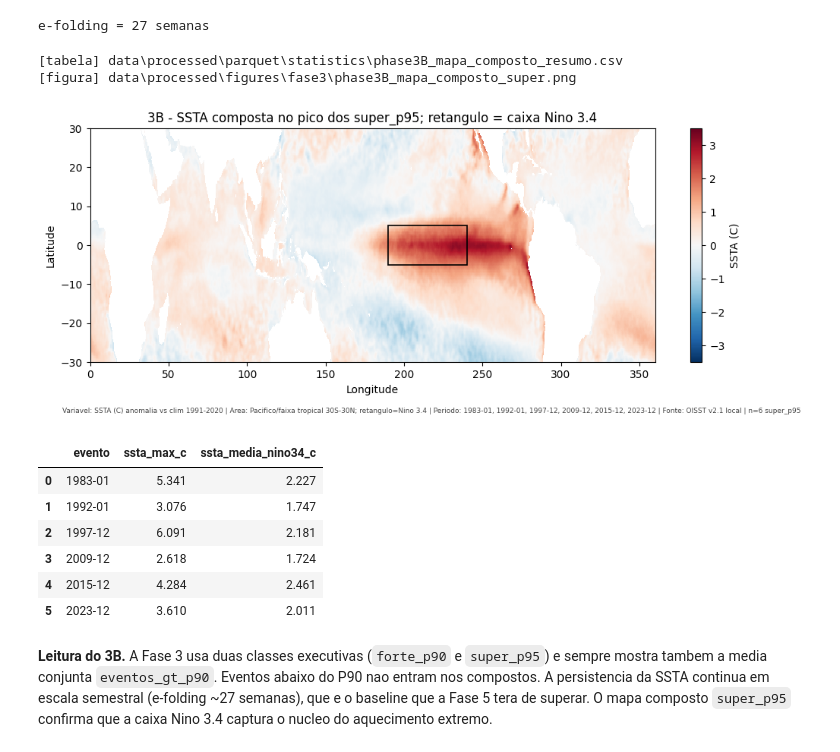
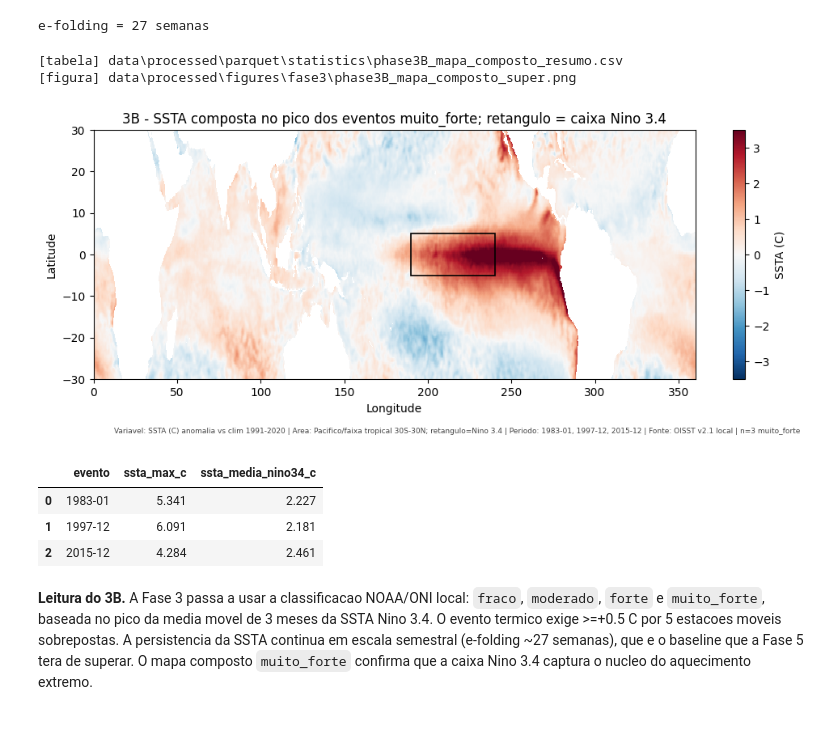
Before and after one commit to thiago-vilar/Nino26, a Jupyter notebook: notebooks/fase3/3B_alvo_eventos_ciclo_vida.ipynb, the cells around one changed output. Drawn from its saved outputs; the diff is of its cells as text; code cells hidden in the pictures; blank space fills up the shorter version.

Commit message:
Realinha Fase 3 ao criterio NOAA ONI

```diff
--- a/notebooks/fase3/3B_alvo_eventos_ciclo_vida.ipynb
+++ b/notebooks/fase3/3B_alvo_eventos_ciclo_vida.ipynb
@@ -15,18 +15,15 @@ import sys; sys.path.insert(0,'.')
 import numpy as np, pandas as pd, matplotlib.pyplot as plt, xarray as xr
 import fase3_utils as u
 weekly=pd.read_csv(u.FEAT/'phase3_indices_semanais.csv',parse_dates=['week_ending_sunday']).set_index('week_ending_sunday')
-ev_all=u.add_p90_p95_classification(u.load_events())
-ev=ev_all.query('elegivel_p90_p95').copy()
-desc=ev_all.query('not elegivel_p90_p95').copy()
-u.save_table(desc[['event_id','peak_time','peak_monthly_ssta_c','classe_p90_p95','limiar_p90_c','limiar_p95_c']], 'phase3B_eventos_descartados_abaixo_p90.csv', index=False)
+ev=u.events_noaa().copy()
 ssta=weekly['nino34_ssta']
 rows=[]
 for _,e in ev.iterrows():
     don=(e.peak_time-e.event_start).days/30.44; doff=(e.event_end-e.peak_time).days/30.44
     s0,sp,s1=ssta.asof(e.event_start),ssta.asof(e.peak_time),ssta.asof(e.event_end)
-    rows.append({'event_id':e.event_id,'classe':e.classe_p90_p95,'pico_c':round(e.peak_monthly_ssta_c,3),'duracao_meses':e.duration_months,
+    rows.append({'event_id':e.event_id,'classe':e.classe_noaa,'oni_pico_c':round(e.peak_oni_local_c if 'peak_oni_local_c' in e else e.peak_ssta_c,3),'ssta_mensal_pico_c':round(e.peak_monthly_ssta_c,3),'duracao_estacoes_oni':e.duration_oni_seasons if 'duration_oni_seasons' in e else e.duration_months,
      'crescimento_c_por_mes':round((sp-s0)/max(don,1e-9),3),'decaimento_c_por_mes':round((s1-sp)/max(doff,1e-9),3),
-     'limiar_p90_c':round(e.limiar_p90_c,3),'limiar_p95_c':round(e.limiar_p95_c,3)})
+     'limiar_evento_oni_c':0.5,'criterio_temporal':'5+ estacoes moveis de 3 meses'})
 taxas=pd.DataFrame(rows); u.save_table(taxas,'phase3B_eventos_taxas.csv',index=False)
-print('eventos elegiveis P90/P95 =',len(ev),'| descartados abaixo P90 =',len(desc)); taxas
+print('eventos elegiveis NOAA/ONI local =',len(ev)); taxas
 # %% [output]
@@ -60,18 +58,19 @@ for grupo,gg in groups.items():
     comp[grupo]=pd.DataFrame(frames).mean() if frames else pd.Series(index=lags,dtype=float)
 comp=pd.DataFrame({g:comp[g] for g in u.ELNINO_MEAN_GROUP_ORDER})
 u.save_table(comp.rename_axis('semana_rel_pico'),'phase3B_trajetorias_compostas.csv')
-u.save_table(u.elnino_mean_group_table()[['grupo','rotulo','definicao']],'phase3B_grupos_medias_elnino.csv',index=False)
+u.save_table(u.elnino_mean_group_table()[['grupo','rotulo','definicao']],'phase3B_grupos_classes_noaa.csv',index=False)
 fig,ax=plt.subplots(figsize=(9.5,5.2))
 for grupo in u.ELNINO_MEAN_GROUP_ORDER:
+    if len(groups[grupo]) == 0: continue
     meta=u.elnino_group_style(grupo)
     label=f"{meta['rotulo_curto']} (n={len(groups[grupo])})"
     ax.plot(comp.index,comp[grupo],label=label,color=meta['color'],lw=meta['linewidth'],ls=meta['linestyle'])
-ax.axvline(0,color='k',ls='--',lw=.6); ax.axhline(.5,color='grey',ls=':',lw=.5); ax.legend(fontsize=8,title='Tres medias')
-ax.set_xlabel('Semanas relativas ao pico'); ax.set_ylabel('SSTA Nino 3.4 (C)'); ax.set_title('3B - Ciclo de vida composto: P90 forte, P95 super e todos >P90')
-u.add_note(ax,'Regra fixa: comparar P90 forte, P95 super e a media de todos >P90.\nLinha preta = media geral >P90.',loc='lower right')
-counts=ev['classe_p90_p95'].value_counts().to_dict()
-u.stamp_caption(fig,variavel='SSTA (C)',area=u.CAIXAS['nino34'],periodo='eventos >P90 1982-2024, janela +-52 sem do pico',
- fonte='OISST v2.1 local',n=f"forte_p90={counts.get('forte_p90',0)}, super_p95={counts.get('super_p95',0)}, eventos_gt_p90={len(ev)}",extra='ordem executiva=P90, P95, todos >P90')
+ax.axvline(0,color='k',ls='--',lw=.6); ax.axhline(.5,color='grey',ls=':',lw=.5); ax.legend(fontsize=8,title='Classes NOAA')
+ax.set_xlabel('Semanas relativas ao pico'); ax.set_ylabel('SSTA Nino 3.4 (C)'); ax.set_title('3B - Ciclo de vida composto por classe NOAA/ONI local')
+u.add_note(ax, 'Classes NOAA pelo pico da media movel de 3 meses:\nfraco, moderado, forte, muito forte.', loc='lower right')
+counts=ev['classe_noaa'].value_counts().to_dict()
+u.stamp_caption(fig,variavel='SSTA (C)',area=u.CAIXAS['nino34'],periodo='eventos NOAA/ONI local 1982-2024, janela +-52 sem do pico',
+ fonte='OISST v2.1 local',n=', '.join(f"{k}={counts.get(k,0)}" for k in u.ELNINO_MEAN_GROUP_ORDER),extra='evento=>=0.5C por 5 estacoes moveis de 3 meses')
 u.save_fig(fig,'phase3B_trajetorias_compostas.png'); plt.show()
 # %% [output]
 [tabela] data\processed\parquet\statistics\phase3B_trajetorias_compostas.csv
@@ -94,36 +93,33 @@ e-folding = 27 semanas
 # %%
 MAPC=u.ROOT/'data/interim/fase3_map_cache'
 def mf(y,m):
     f=MAPC/f'sst_month_{y}_{m:02d}.nc'
     if f.exists(): return xr.open_dataarray(f)
     try: ds=xr.open_zarr(u.ROOT/f'data/processed/zarr/cpc_noaa/oisst/sst.day.mean.{y}.zarr',consolidated=False)
     except Exception: ds=xr.open_dataset(u.ROOT/f'data/raw/cpc_noaa/oisst/sst.day.mean.{y}.nc')
     fld=ds['sst'].sel(time=f'{y}-{m:02d}').mean('time').sel(lat=slice(-30,30)).load(); ds.close(); return fld
-super_ev=ev.query("classe_p90_p95 == 'super_p95'").copy()
+super_ev=ev.query("classe_noaa == 'muito_forte'").copy()
 fields=[]
 for _,e in super_ev.iterrows():
     y=int(e.peak_time.year); m=int(e.peak_time.month)
     clim=xr.concat([mf(cy,m) for cy in range(1991,2021)],'y').mean('y')
     fields.append((f'{y}-{m:02d}',(mf(y,m)-clim).load()))
 cf=xr.concat([f for _,f in fields],'e').mean('e')
 fig,ax=plt.subplots(figsize=(12,4)); pc=ax.pcolormesh(cf.lon,cf.lat,cf.values,cmap='RdBu_r',vmin=-3.5,vmax=3.5,shading='auto')
 ax.add_patch(plt.Rectangle((190,-5),50,10,fill=False,ec='k',lw=1.2)); ax.set_xlabel('Longitude'); ax.set_ylabel('Latitude')
-ax.set_title('3B - SSTA composta no pico dos super_p95; retangulo = caixa Nino 3.4')
+ax.set_title('3B - SSTA composta no pico dos eventos muito_forte; retangulo = caixa Nino 3.4')
 fig.colorbar(pc,ax=ax,label='SSTA (C)')
 u.stamp_caption(fig,variavel='SSTA (C) anomalia vs clim 1991-2020',area='Pacifico/faixa tropical 30S-30N; retangulo=Nino 3.4',
- periodo=', '.join(pk for pk,_ in fields),fonte='OISST v2.1 local',n=f'{len(fields)} super_p95')
+ periodo=', '.join(pk for pk,_ in fields),fonte='OISST v2.1 local',n=f'{len(fields)} muito_forte')
 res=pd.DataFrame([{'evento':pk,'ssta_max_c':round(float(f.max()),3),'ssta_media_nino34_c':round(float(f.sel(lat=slice(-5,5),lon=slice(190,240)).mean()),3)} for pk,f in fields])
 u.save_table(res,'phase3B_mapa_composto_resumo.csv',index=False); u.save_fig(fig,'phase3B_mapa_composto_super.png'); plt.show(); res
 # %% [output]
 [tabela] data\processed\parquet\statistics\phase3B_mapa_composto_resumo.csv
 [figura] data\processed\figures\fase3\phase3B_mapa_composto_super.png
-[figure, old version]
+[figure, new version]
 |  | evento | ssta_max_c | ssta_media_nino34_c |
 | 0 | 1983-01 | 5.341 | 2.227 |
-| 1 | 1992-01 | 3.076 | 1.747 |
-| 2 | 1997-12 | 6.091 | 2.181 |
-| 3 | 2009-12 | 2.618 | 1.724 |
-| 4 | 2015-12 | 4.284 | 2.461 |
-| 5 | 2023-12 | 3.610 | 2.011 |
+| 1 | 1997-12 | 6.091 | 2.181 |
+| 2 | 2015-12 | 4.284 | 2.461 |
 # %% [markdown]
-**Leitura do 3B.** A Fase 3 usa duas classes executivas (`forte_p90` e `super_p95`) e sempre mostra tambem a media conjunta `eventos_gt_p90`. Eventos abaixo do P90 nao entram nos compostos. A persistencia da SSTA continua em escala semestral (e-folding ~27 semanas), que e o baseline que a Fase 5 tera de superar. O mapa composto `super_p95` confirma que a caixa Nino 3.4 captura o nucleo do aquecimento extremo.
+**Leitura do 3B.** A Fase 3 passa a usar a classificacao NOAA/ONI local: `fraco`, `moderado`, `forte` e `muito_forte`, baseada no pico da media movel de 3 meses da SSTA Nino 3.4. O evento termico exige >=+0.5 C por 5 estacoes moveis sobrepostas. A persistencia da SSTA continua em escala semestral (e-folding ~27 semanas), que e o baseline que a Fase 5 tera de superar. O mapa composto `muito_forte` confirma que a caixa Nino 3.4 captura o nucleo do aquecimento extremo.
```
Also changed, not shown: parts of 3 cells of this notebook, 30 other files.
